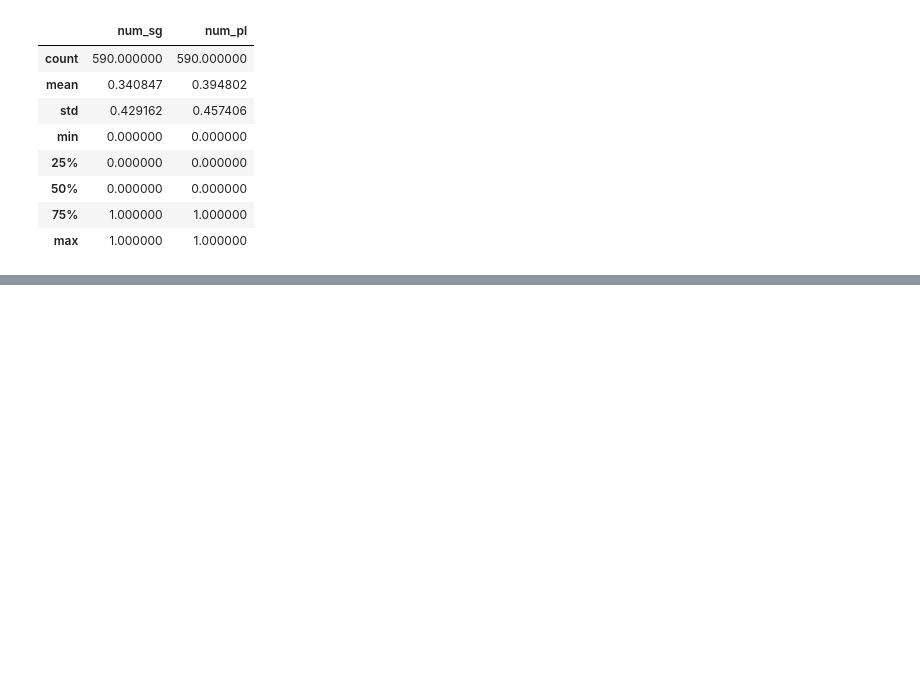
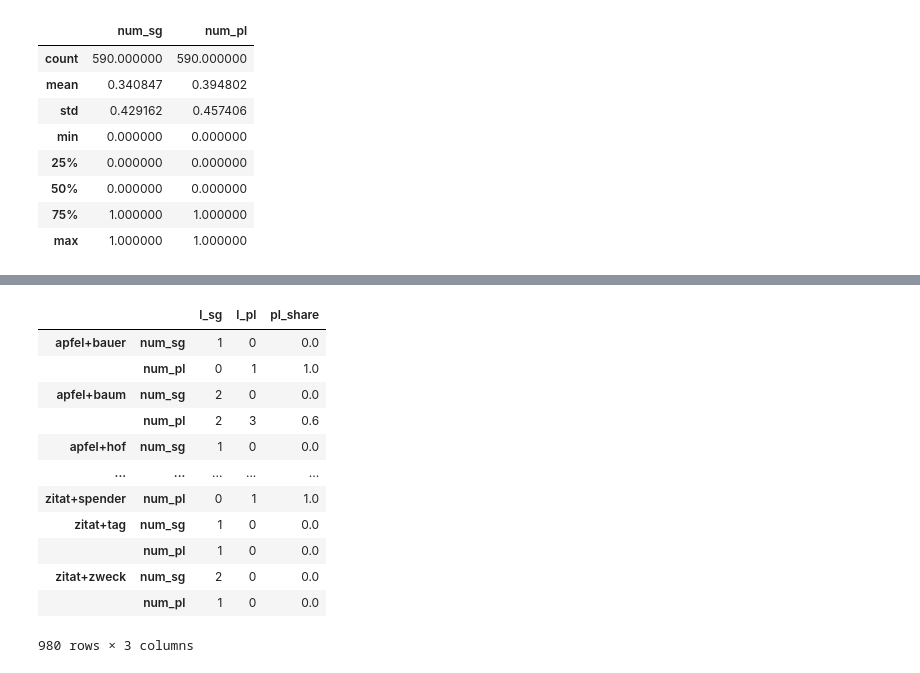
Before and after one commit to maxschmaltz/DieKonstraints, a Jupyter notebook: plural_effects/extpe.ipynb, the cells around one changed output, grey strips where cells are left out. Drawn from its saved outputs; the diff is of its cells as text; code cells hidden in the pictures; blank space fills up the shorter version.

```diff
--- a/plural_effects/extpe.ipynb
+++ b/plural_effects/extpe.ipynb
@@ -259,0 +318,23 @@ resids
+# %%
+ic_alt_nipe_sgl_cc_pll_counts.to_csv(
+    os.path.join(res_outdir, "ic_alt_nipe_sgl/pll_counts_cc.tsv"),
+    **outcsv_args
+)
+# (UniqCN=490, UniqN1N=46),
+# each constituent combination has 2 rows,
+# one for Sg and one for Pl
+ic_alt_nipe_sgl_cc_pll_counts
+# %% [output]
+|  |  | l_sg | l_pl | pl_share |
+| apfel+bauer | num_sg | 1 | 0 | 0.0 |
+|  | num_pl | 0 | 1 | 1.0 |
+| apfel+baum | num_sg | 2 | 0 | 0.0 |
+|  | num_pl | 2 | 3 | 0.6 |
+| apfel+hof | num_sg | 1 | 0 | 0.0 |
+| ... | ... | ... | ... | ... |
+| zitat+spender | num_pl | 0 | 1 | 1.0 |
+| zitat+tag | num_sg | 1 | 0 | 0.0 |
+|  | num_pl | 1 | 0 | 0.0 |
+| zitat+zweck | num_sg | 2 | 0 | 0.0 |
+|  | num_pl | 1 | 0 | 0.0 |
+980 rows × 3 columns
```
Also changed, not shown: parts of 17 cells of this notebook, 11 other files.
